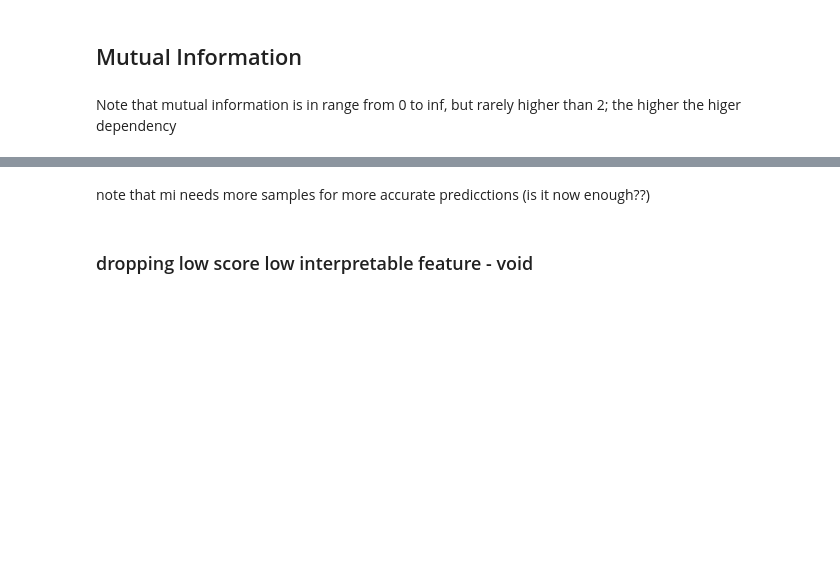
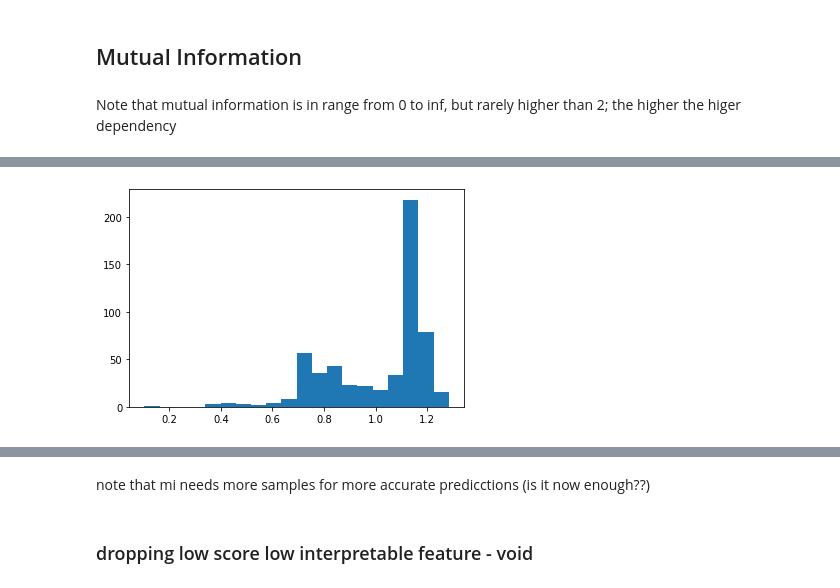
Before and after one commit to adam-narozniak/Hackathon-PoniatowskieMlodeWilki, a Jupyter notebook: ExploratoryDataAnalysis.ipynb, the cells around one changed output, grey strips where cells are left out. Saved outputs shown, nothing was run; the diff lists cells and outputs as text; code cells hidden in the pictures; blank space fills up the shorter version.

```diff
--- a/ExploratoryDataAnalysis.ipynb
+++ b/ExploratoryDataAnalysis.ipynb
@@ -306,4 +306,8 @@ void()                                  0.113976
 Name: MI Scores, dtype: float64
+# %%
+plt.hist(mi_scores, bins=20);
+# %% [output]
+[figure, added]
 # %%
 for n_best in [10, 25, 50, 75, 100, 200, 300]:
     print(f"There are {len(np.intersect1d((mi_scores[:n_best].index),(correlation_imputed_abs[:n_best].index))):3} common features in {n_best:3} best values from both correlation and MI scores")
```
Also changed, not shown: parts of 10 cells of this notebook, 2 other files.
